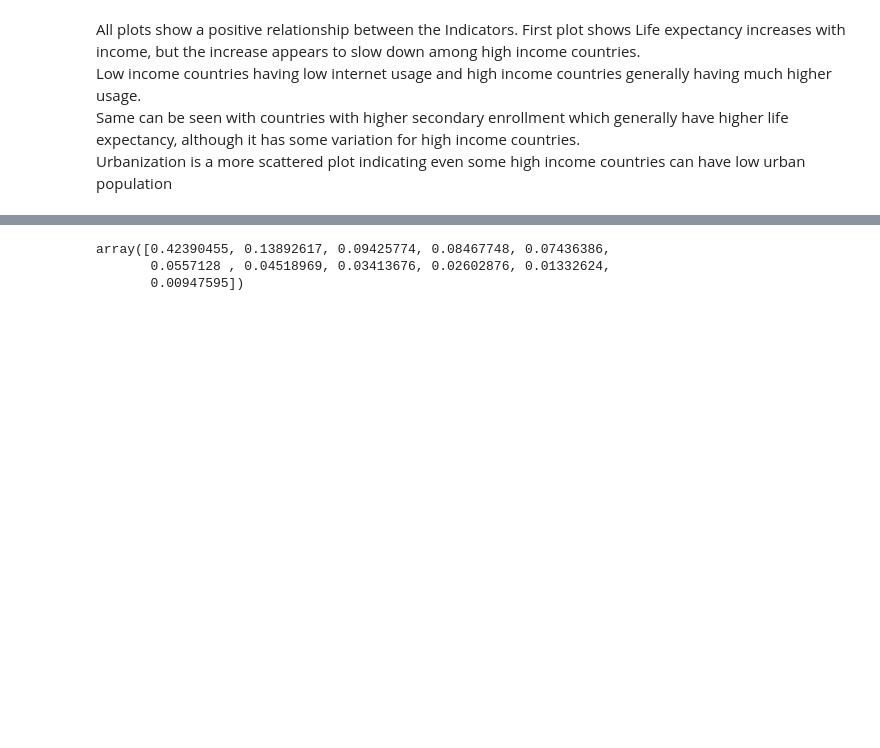
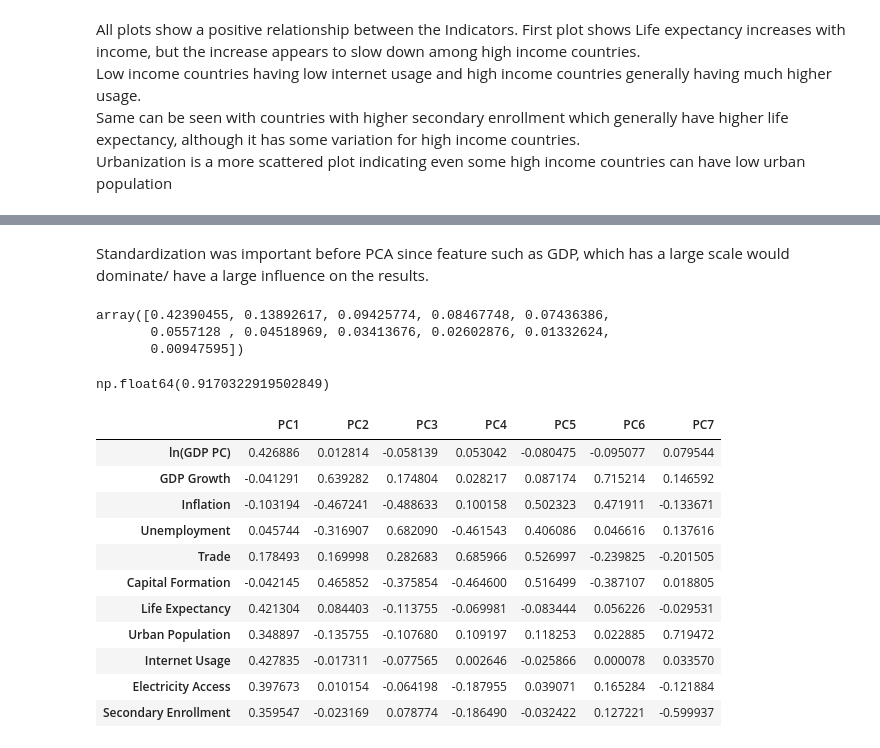
Before and after one commit to Kav1905/DS203_NationClustering, a Jupyter notebook: Socioeconomic_Clustering.ipynb, the cells around one changed output, grey strips where cells are left out. Cells and saved outputs as stored; diff of their text form; code cells hidden in the pictures; blank space fills up the shorter version.

```diff
--- a/Socioeconomic_Clustering.ipynb
+++ b/Socioeconomic_Clustering.ipynb
@@ -338,6 +338,8 @@ X = impute.fit_transform(X)
 
 scaler = StandardScaler()
 X_scaled = scaler.fit_transform(X)
+# %% [markdown]
+Standardization was important before PCA since feature such as GDP, which has a large scale would dominate/ have a large influence on the results.
 # %%
 pca = PCA()
 X_pca = pca.fit_transform(X_scaled)
@@ -346,3 +348,24 @@ pca.explained_variance_ratio_
 array([0.42390455, 0.13892617, 0.09425774, 0.08467748, 0.07436386,
        0.0557128 , 0.04518969, 0.03413676, 0.02602876, 0.01332624,
        0.00947595])
+# %%
+pca.explained_variance_ratio_[:7].sum()
+#First 7 components capture more than 90% variation while PC1 gives 42.4%
+# %% [output]
+np.float64(0.9170322919502849)
+# %%
+new_ind = ['ln(GDP PC)', 'GDP Growth', 'Inflation', 'Unemployment', 'Trade', 'Capital Formation', 'Life Expectancy', 'Urban Population', 'Internet Usage', 'Electricity Access', 'Secondary Enrollment']
+pd.DataFrame(pca.components_[:7].T, index=new_ind, columns=['PC1', 'PC2', 'PC3', 'PC4', 'PC5', 'PC6', 'PC7'])
+# %% [output]
+|  | PC1 | PC2 | PC3 | PC4 | PC5 | PC6 | PC7 |
+| ln(GDP PC) | 0.426886 | 0.012814 | -0.058139 | 0.053042 | -0.080475 | -0.095077 | 0.079544 |
+| GDP Growth | -0.041291 | 0.639282 | 0.174804 | 0.028217 | 0.087174 | 0.715214 | 0.146592 |
+| Inflation | -0.103194 | -0.467241 | -0.488633 | 0.100158 | 0.502323 | 0.471911 | -0.133671 |
+| Unemployment | 0.045744 | -0.316907 | 0.682090 | -0.461543 | 0.406086 | 0.046616 | 0.137616 |
+| Trade | 0.178493 | 0.169998 | 0.282683 | 0.685966 | 0.526997 | -0.239825 | -0.201505 |
+| Capital Formation | -0.042145 | 0.465852 | -0.375854 | -0.464600 | 0.516499 | -0.387107 | 0.018805 |
+| Life Expectancy | 0.421304 | 0.084403 | -0.113755 | -0.069981 | -0.083444 | 0.056226 | -0.029531 |
+| Urban Population | 0.348897 | -0.135755 | -0.107680 | 0.109197 | 0.118253 | 0.022885 | 0.719472 |
+| Internet Usage | 0.427835 | -0.017311 | -0.077565 | 0.002646 | -0.025866 | 0.000078 | 0.033570 |
+| Electricity Access | 0.397673 | 0.010154 | -0.064198 | -0.187955 | 0.039071 | 0.165284 | -0.121884 |
+| Secondary Enrollment | 0.359547 | -0.023169 | 0.078774 | -0.186490 | -0.032422 | 0.127221 | -0.599937 |
```
Also changed, not shown: parts of 22 cells of this notebook, 1 other file.
